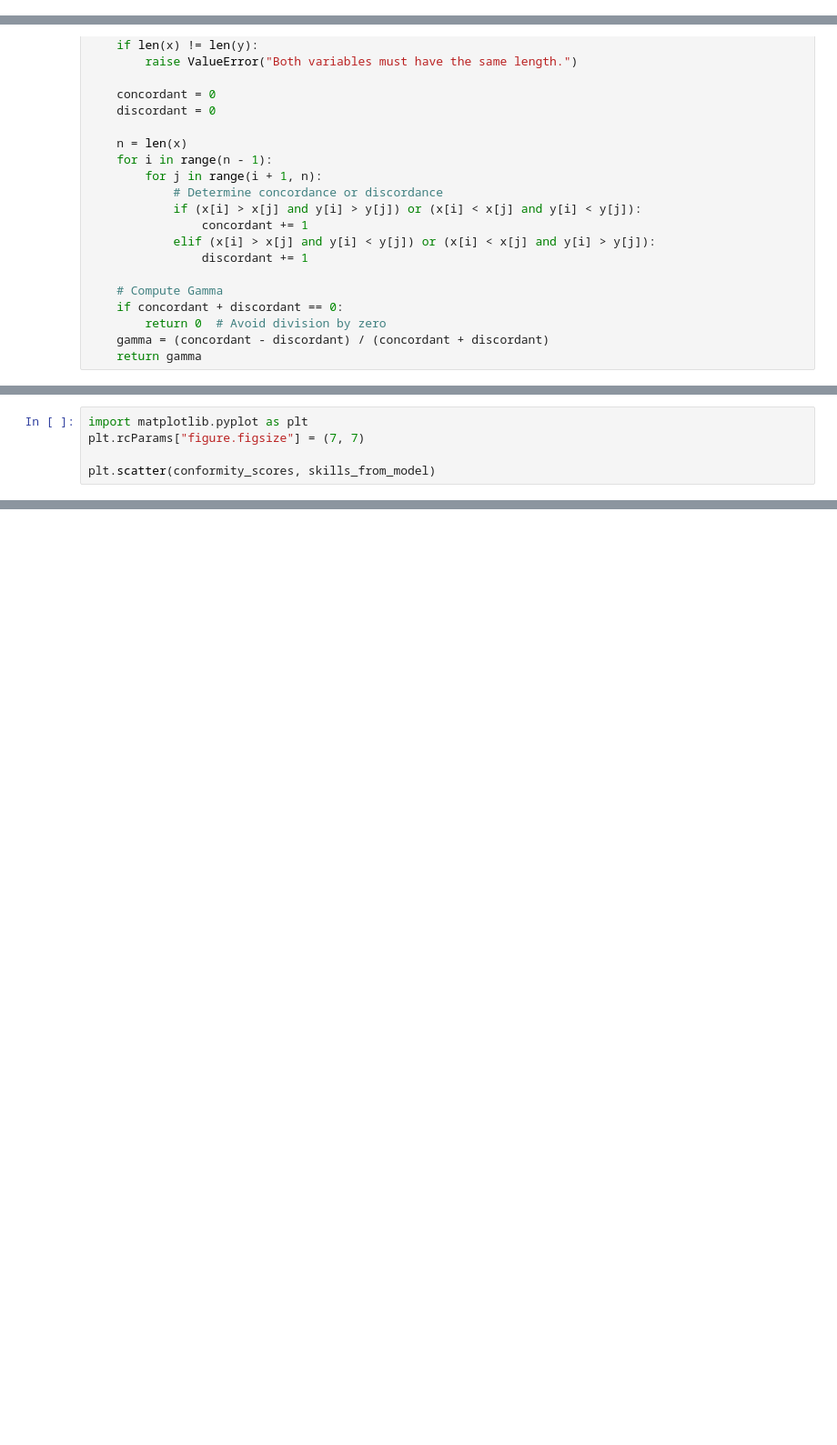
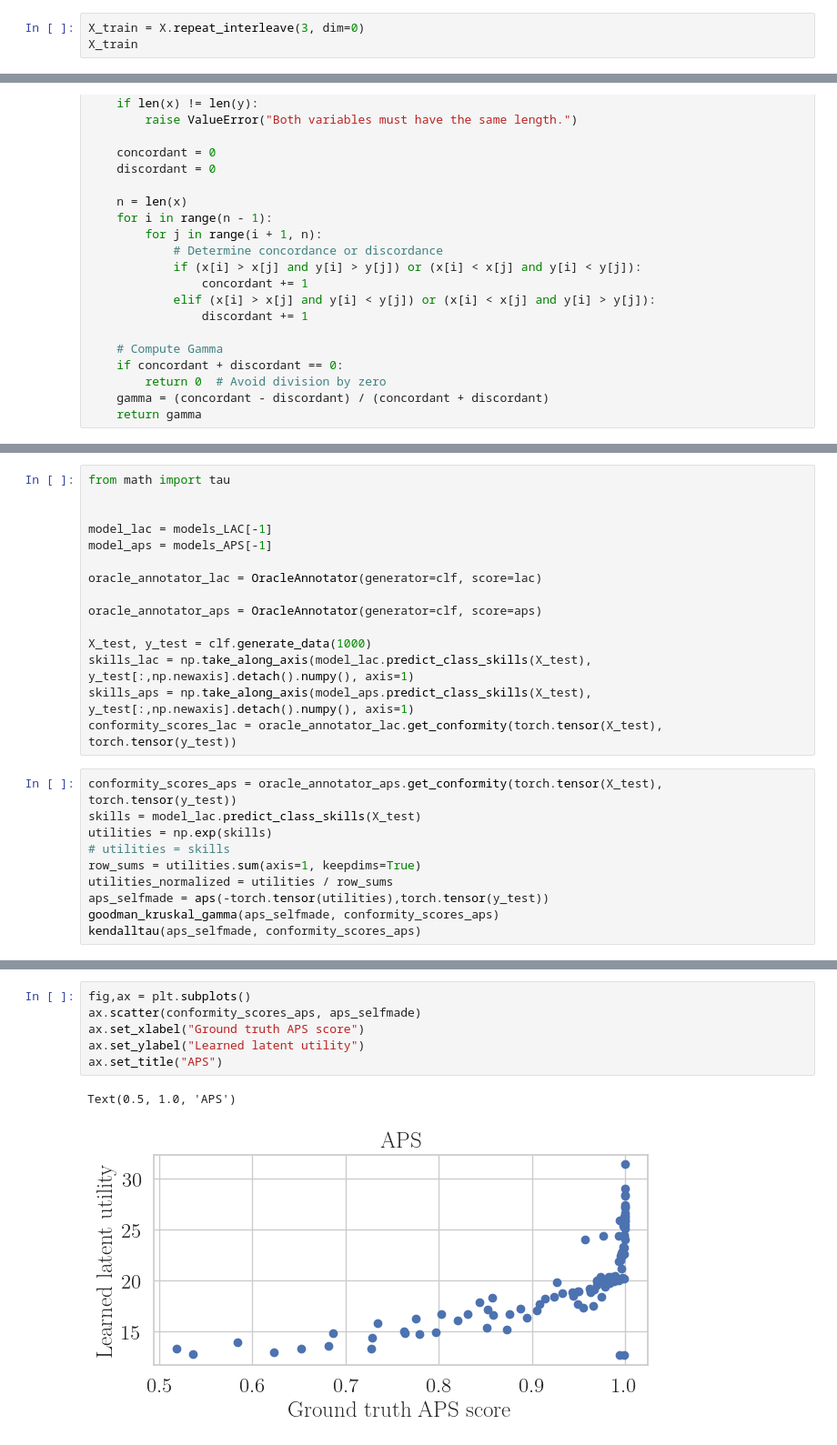
Before and after one commit to yunjinnkim/preference-based-cp, a Jupyter notebook: notebooks/learning_ncs_trochcp.ipynb, the cells around one changed output, grey strips where cells are left out. Shown at 91% size. Drawn from its saved outputs; the diff is of its cells as text; blank space fills up the shorter version.

```diff
--- a/notebooks/learning_ncs_trochcp.ipynb
+++ b/notebooks/learning_ncs_trochcp.ipynb
@@ -418,0 +189,3 @@ Generated Labels:
+# %%
+X_train = X.repeat_interleave(3, dim=0)
+X_train
@@ -719,5 +395,0 @@ tau_corr, p_value = kendalltau(skills_from_model, conformity_scores)
-# %%
-import matplotlib.pyplot as plt
-plt.rcParams["figure.figsize"] = (7, 7)
-
-plt.scatter(conformity_scores, skills_from_model)
@@ -918,0 +396,25 @@ ValueError: Invalid method for binary target. Your target is not of type multicl
+# %%
+from math import tau
+
+
+model_lac = models_LAC[-1]
+model_aps = models_APS[-1]
+
+oracle_annotator_lac = OracleAnnotator(generator=clf, score=lac)
+
+oracle_annotator_aps = OracleAnnotator(generator=clf, score=aps)
+
+X_test, y_test = clf.generate_data(1000)
+skills_lac = np.take_along_axis(model_lac.predict_class_skills(X_test), y_test[:,np.newaxis].detach().numpy(), axis=1)
+skills_aps = np.take_along_axis(model_aps.predict_class_skills(X_test), y_test[:,np.newaxis].detach().numpy(), axis=1)
+conformity_scores_lac = oracle_annotator_lac.get_conformity(torch.tensor(X_test), torch.tensor(y_test))
+# %%
+conformity_scores_aps = oracle_annotator_aps.get_conformity(torch.tensor(X_test), torch.tensor(y_test))
+skills = model_lac.predict_class_skills(X_test)
+utilities = np.exp(skills)
+# utilities = skills
+row_sums = utilities.sum(axis=1, keepdims=True)
+utilities_normalized = utilities / row_sums
+aps_selfmade = aps(-torch.tensor(utilities),torch.tensor(y_test))
+goodman_kruskal_gamma(aps_selfmade, conformity_scores_aps)
+kendalltau(aps_selfmade, conformity_scores_aps)
@@ -918,0 +435,9 @@ ValueError: Invalid method for binary target. Your target is not of type multicl
+# %%
+fig,ax = plt.subplots()
+ax.scatter(conformity_scores_aps, aps_selfmade)
+ax.set_xlabel("Ground truth APS score")
+ax.set_ylabel("Learned latent utility")
+ax.set_title("APS")
+# %% [output]
+Text(0.5, 1.0, 'APS')
+[figure, added]
```
Also changed, not shown: parts of 31 cells of this notebook, 1 other file.
